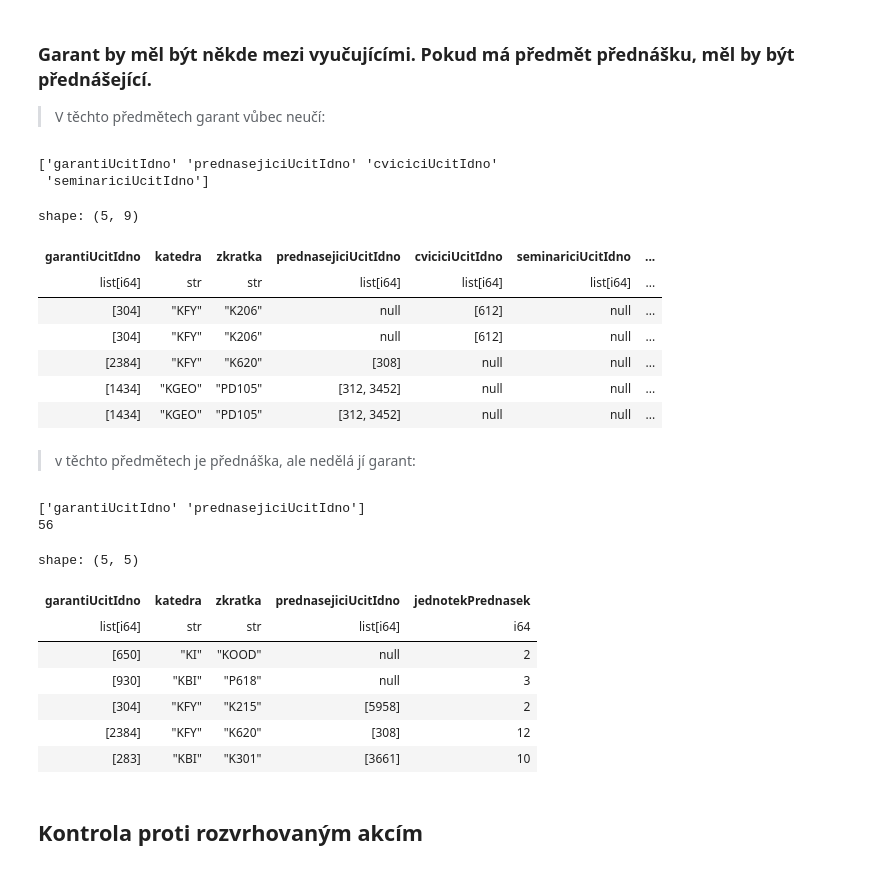
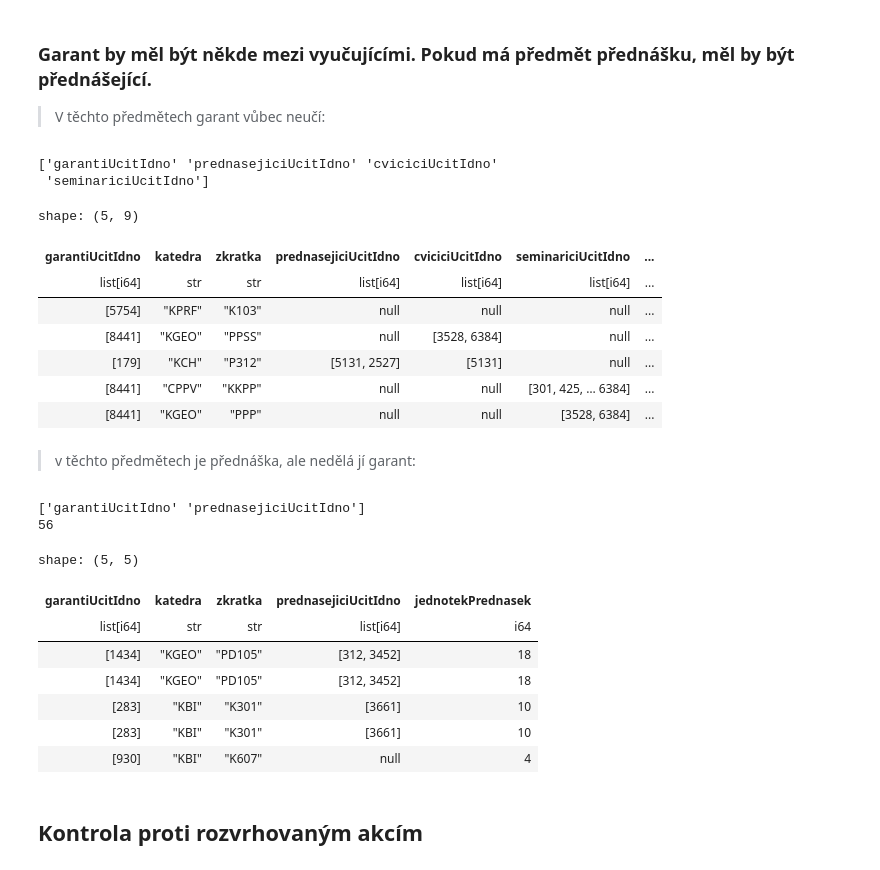
Before and after one commit to MFVS/kontrola-rozvrhu-extended, a Jupyter notebook: stag_bombator1.1.b1.ipynb, the cells around one changed output. Drawn from its saved outputs; the diff is of its cells as text; code cells hidden in the pictures.

```diff
--- a/stag_bombator1.1.b1.ipynb
+++ b/stag_bombator1.1.b1.ipynb
@@ -4,8 +25,18 @@ from pprint import pprint
 # %%
-def fix_str_to_int(data:pl.DataFrame, fix_list:list):
+def fix_str_to_int(data:pl.DataFrame, fix_list:list) -> pl.DataFrame:
+    """Converts columns from a provided list from string to list of ints.
+
+    Args:
+        data (pl.DataFrame): Modified dataframe.
+        fix_list (list): List of columns to convert.
+
+    Returns:
+        pl.DataFrame: Dataframe with fixed columns.
+    """
 
     column_types = data.select(fix_list).dtypes
 
+    # Pokud v žádném sloupci není víc hodnot, polars to převede na int automaticky.
     for index, column in enumerate(fix_list):
         if column_types[index] != pl.String:
             fix_list.remove(column)
@@ -20,26 +51,30 @@ def fix_str_to_int(data:pl.DataFrame, fix_list:list):
         )
     )
 
+    # Převedení seznamů s pouze None hodnotami na None
     for column in fix_list:
         data = data.with_columns(pl.when(pl.col(column).list.eval(pl.element().is_null()).list.all()).then(None).otherwise(pl.col(column)).alias("bools"))
         data = data.select(replace(data, data.get_column_index(column), "bools")).rename({"bools":column})
 
     return data
-
-
-# Abych nebyl nařčen z plagiátorství, zdroj: https://stackoverflow.com/questions/75954280/how-to-change-the-position-of-a-single-column-in-python-polars-library
-def replace(df, new_position, col_name):
-    neworder=df.columns
-    neworder.pop(new_position)
-    neworder.remove(col_name)
-    neworder.insert(new_position,col_name)
-    return neworder
 # %%
-def prep_csv(dataframe:pl.DataFrame):
+def prep_csv(dataframe:pl.DataFrame) -> pl.DataFrame:
+    """Prepares dataframe for export to CSV. This is done by converting lists to string.
+
+    Args:
+        dataframe (pl.DataFrame): Prepared dataframe.
+
+    Returns:
+        pl.DataFrame: Dataframe with no lists.
+    """
     import numpy as np
     type_list = dataframe.dtypes
     mask = np.array([isinstance(column, pl.List) for column in type_list])
     column_list = np.array(dataframe.columns)
+
+    if "identifier" in column_list:
+        dataframe = dataframe.drop("identifier")
+
     list_columns = column_list[mask]
     print(list_columns)
 
@@ -131,0 +169,2 @@ shape: (3, 66)
+# %%
+predmety_s_akci = predmety_s_akci.with_columns(pl.concat_str([pl.col("katedra"), pl.col("zkratka")], separator="/").alias("identifier"))
@@ -258,8 +332,6 @@ predmety_kgn = predmety_s_akci.filter((jednotek_cviceni != pl.lit(0)) | (jednote
 if predmety_kgn.dtypes[predmety_kgn.get_column_index("garantiUcitIdno")] == pl.List:
     predmety_kgn = predmety_kgn.explode("garantiUcitIdno")
 predmety_kgn = predmety_kgn.with_columns(
-    pl.concat_str([pl.col("katedra"), pl.col("zkratka")], separator="/").alias("identifier")
-).with_columns(
     ((prednasejici.list.contains(garant)) | (cvicici.list.contains(garant)) | (seminarici.list.contains(garant))).alias("containBool")
 )
 
@@ -271,21 +343,20 @@ aggreg_kgn = (
 
 selection = ["identifier","katedra", "zkratka", "prednasejiciUcitIdno", "cviciciUcitIdno", "seminariciUcitIdno", "jednotekPrednasek", "jednotekCviceni", "jednotekSeminare"]
 predmety_kde_garant_neuci = aggreg_kgn.collect().join(predmety_kgn.select(selection), "identifier", "left").drop("identifier")
-predmety_kde_garant_neuci_csv = prep_csv(predmety_kde_garant_neuci)
-predmety_kde_garant_neuci_csv.write_csv("results_csv/predmety_kde_garant_neuci.csv")
+prep_csv(predmety_kde_garant_neuci).write_csv("results_csv/predmety_kde_garant_neuci.csv")
 predmety_kde_garant_neuci.head()
-# bez_problemu = bez_problemu.join(predmety_kde_garant_neuci.with_columns(pl.concat_str([pl.col("zkratka"), pl.col("katedra")], separator="/").alias("identifier")),"identifier" ,"anti")
+# bez_problemu = bez_problemu.join(predmety_kde_garant_neuci,"identifier" ,"anti")
 # %% [output]
 ['garantiUcitIdno' 'prednasejiciUcitIdno' 'cviciciUcitIdno'
  'seminariciUcitIdno']
 shape: (5, 9)
 | garantiUcitIdno | katedra | zkratka | prednasejiciUcitIdno | cviciciUcitIdno | seminariciUcitIdno | ... |
 | list[i64] | str | str | list[i64] | list[i64] | list[i64] | ... |
-| [304] | "KFY" | "K206" | null | [612] | null | ... |
-| [304] | "KFY" | "K206" | null | [612] | null | ... |
-| [2384] | "KFY" | "K620" | [308] | null | null | ... |
-| [1434] | "KGEO" | "PD105" | [312, 3452] | null | null | ... |
-| [1434] | "KGEO" | "PD105" | [312, 3452] | null | null | ... |
+| [5754] | "KPRF" | "K103" | null | null | null | ... |
+| [8441] | "KGEO" | "PPSS" | null | [3528, 6384] | null | ... |
+| [179] | "KCH" | "P312" | [5131, 2527] | [5131] | null | ... |
+| [8441] | "CPPV" | "KKPP" | null | null | [301, 425, … 6384] | ... |
+| [8441] | "KGEO" | "PPP" | null | null | [3528, 6384] | ... |
 # %% [markdown]
 > v těchto předmětech je přednáška, ale nedělá jí garant:
 # %%
@@ -293,42 +364,40 @@ shape: (5, 9)
 # garant_neprednasi = predmety_s_akci.filter(garant_neni_prednasejici).select("katedra", "zkratka", "garanti", "garantiUcitIdno", "prednasejici", "prednasejiciUcitIdno")
 
 garant_neprednasi = predmety_s_akci.filter(jednotek_prednasek != pl.lit(0)).explode("garantiUcitIdno").with_columns(
-    pl.concat_str([pl.col("katedra"), pl.col("zkratka")], separator="/").alias("identifier")
-).with_columns(
     prednasejici.list.contains(garant).alias("containBool")
 )
 
 #print(garant_neprednasi.select("containBool", "garantiUcitIdno").head())
 
 aggregation = (
     garant_neprednasi.lazy().group_by("identifier").agg(
         #pl.col("identifier"),
         pl.when(pl.col("containBool") == False).then(garant)
     ).with_columns(garant.list.drop_nulls()).filter(garant.list.len() > 0)
 )
 
 garant_neprednasi_post = aggregation.collect().join(garant_neprednasi.select("katedra", "zkratka","prednasejiciUcitIdno", "identifier", "jednotekPrednasek"), "identifier", "left").drop("identifier")
 
 
 
 # garant_neprednasi.write_excel("results_xlsx/garant_neprednasi.xlsx")
 garant_neprednasi_csv = prep_csv(garant_neprednasi_post)
 garant_neprednasi_csv.write_csv("results_csv/garant_neprednasi.csv")
 print(garant_neprednasi_post.__len__())
-# bez_problemu = bez_problemu.join(garant_neprednasi.with_columns(pl.concat_str([pl.col("zkratka"), pl.col("katedra")], separator="/").alias("identifier")),"identifier" ,"anti")
+# bez_problemu = bez_problemu.join(garant_neprednasi,"identifier" ,"anti")
 
 garant_neprednasi_post.head()
 # %% [output]
 ['garantiUcitIdno' 'prednasejiciUcitIdno']
 56
 shape: (5, 5)
 | garantiUcitIdno | katedra | zkratka | prednasejiciUcitIdno | jednotekPrednasek |
 | list[i64] | str | str | list[i64] | i64 |
-| [650] | "KI" | "KOOD" | null | 2 |
-| [930] | "KBI" | "P618" | null | 3 |
-| [304] | "KFY" | "K215" | [5958] | 2 |
-| [2384] | "KFY" | "K620" | [308] | 12 |
+| [1434] | "KGEO" | "PD105" | [312, 3452] | 18 |
+| [1434] | "KGEO" | "PD105" | [312, 3452] | 18 |
 | [283] | "KBI" | "K301" | [3661] | 10 |
+| [283] | "KBI" | "K301" | [3661] | 10 |
+| [930] | "KBI" | "K607" | null | 4 |
 # %% [markdown]
 ## Kontrola proti rozvrhovaným akcím
 # %% [markdown]
```
Also changed, not shown: parts of 32 cells of this notebook, 26 other files.
